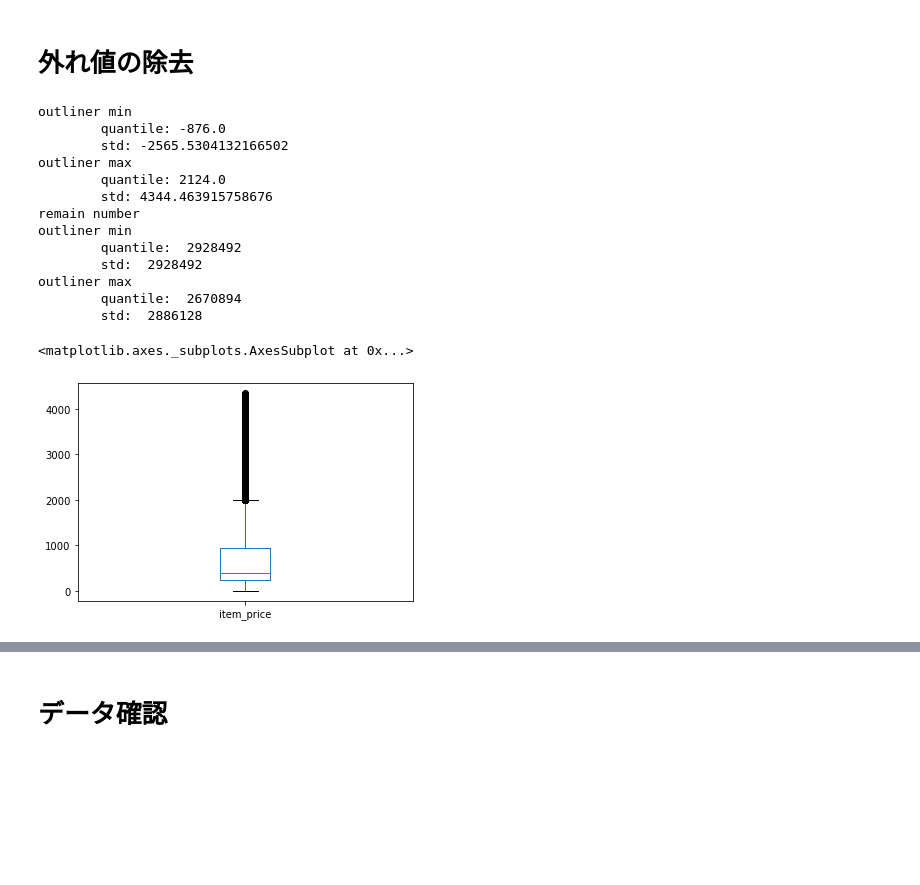
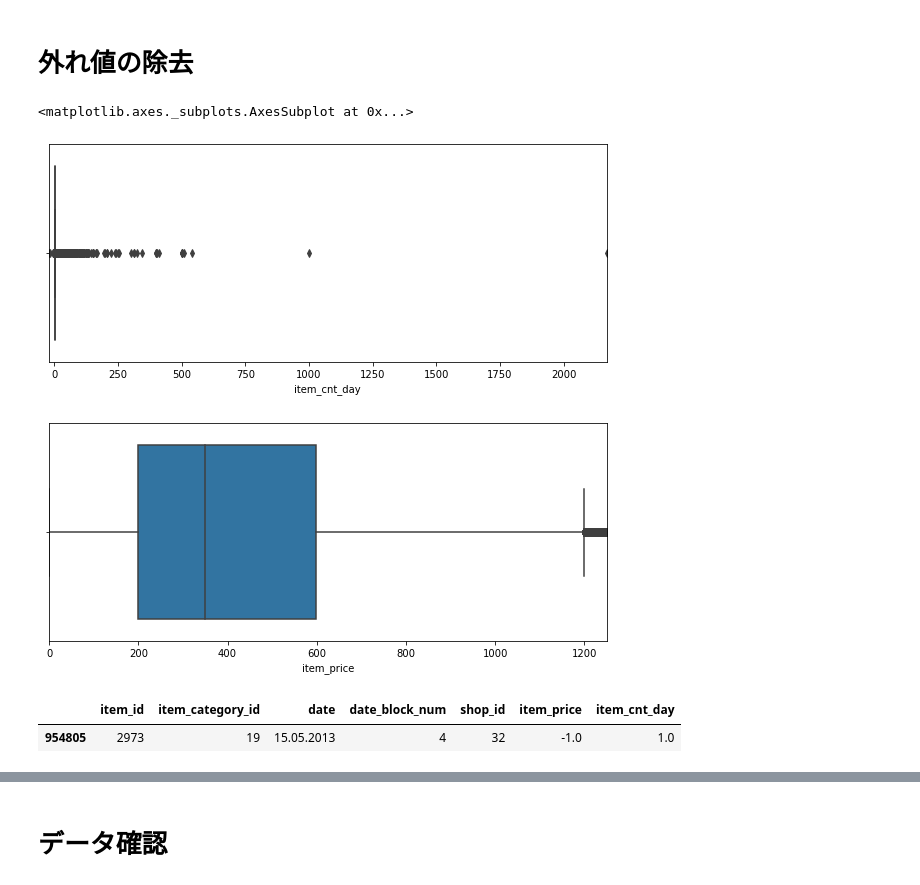
Before and after one commit to YusukeAmg/kaggle_Predict-Future-Sales, a Jupyter notebook: notebook/input-analysis_2020-10-04-16-25.ipynb, the cells around one changed output, grey strips where cells are left out. Saved outputs shown, nothing was run; the diff lists cells and outputs as text; code cells hidden in the pictures; blank space fills up the shorter version.

```diff
--- a/notebook/input-analysis_2020-10-04-16-25.ipynb
+++ b/notebook/input-analysis_2020-10-04-16-25.ipynb
@@ -60,49 +61,22 @@ plt.show()
 # %% [markdown]
 # 外れ値の除去
-# %%
-# item_priceの外れ値処理
-# 四分位範囲
-q1 = train['item_price'].quantile(0.25)
-q3 = train['item_price'].quantile(0.75)
-iqr = q3 - q1# box_size
-outliner_max1 = q3 + iqr * 1.5
-outliner_min1 = q1 - iqr * 1.5
-
-# 標準偏差
-outliner_max2 = train['item_price'].mean() + train['item_price'].std() * 2
-outliner_min2 = train['item_price'].mean() - train['item_price'].std() * 2
-
-print('outliner min')
-print('\tquantile:', outliner_min1)
-print('\tstd:', outliner_min2)
-
-print('outliner max')
-print('\tquantile:', outliner_max1)
-print('\tstd:', outliner_max2)
-
-print('remain number')
-print('outliner min')
-print('\tquantile: ', len(train[train['item_price'] > outliner_min1]))
-print('\tstd: ', len(train[train['item_price'] > outliner_min2]))
-print('outliner max')
-print('\tquantile: ', len(train[train['item_price'] < outliner_max1]))
-print('\tstd: ', len(train[train['item_price'] < outliner_max2]))
-# %% [output]
-outliner min
-        quantile: -876.0
-        std: -2565.5304132166502
-outliner max
-        quantile: 2124.0
-        std: 4344.463915758676
-remain number
-outliner min
-        quantile:  2928492
-        std:  2928492
-outliner max
-        quantile:  2670894
-        std:  2886128
+# %%
+train = train[train.item_cnt_day < 100000]
+train = train[train.item_price < 1250]
+
+plt.figure(figsize=(10,4))
+plt.xlim(train.item_cnt_day.min(), train.item_cnt_day.max())
+sns.boxplot(x=train.item_cnt_day)
+
+plt.figure(figsize=(10,4))
+plt.xlim(train.item_price.min(), train.item_price.max())
+sns.boxplot(x=train.item_price)
+# %% [output]
+<matplotlib.axes._subplots.AxesSubplot at 0x...>
+[figure, added]
+[figure, added]
 # %%
-train[train['item_price'] < outliner_max2].item_price.plot.box()
+train[train.item_price < 0]
 # %% [output]
-<matplotlib.axes._subplots.AxesSubplot at 0x...>
-[figure, removed]
+|  | item_id | item_category_id | date | date_block_num | shop_id | item_price | item_cnt_day |
+| 954805 | 2973 | 19 | 15.05.2013 | 4 | 32 | -1.0 | 1.0 |
```
Also changed, not shown: parts of 12 cells of this notebook, 2 other files.
